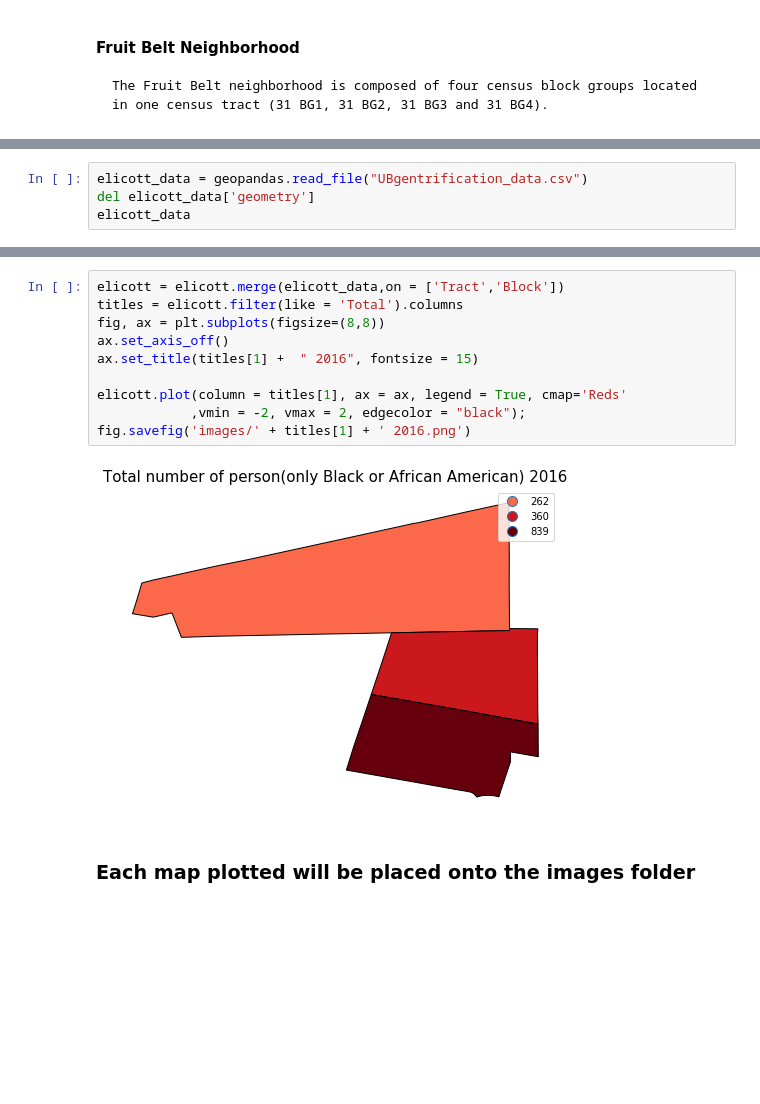
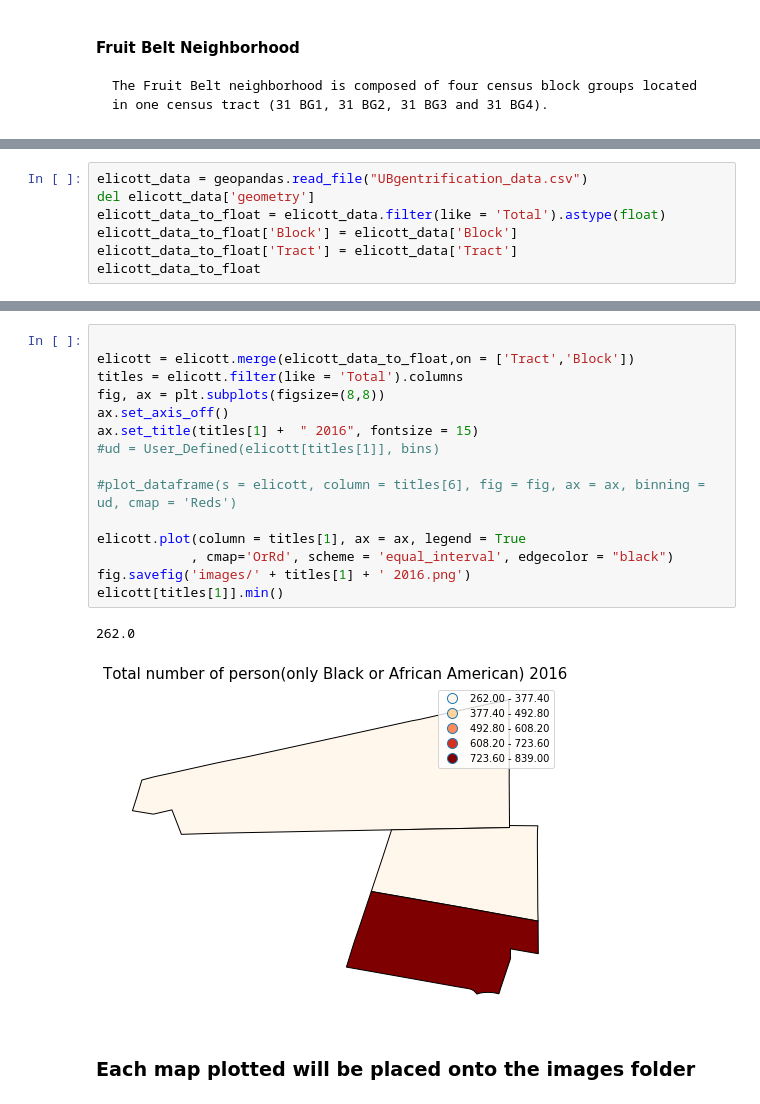
Before and after one commit to gentrification-ub/Data_from_UScensus, a Jupyter notebook: plot.ipynb, the cells around one changed output, grey strips where cells are left out. Cells and saved outputs as stored; diff of their text form; blank space fills up the shorter version.

```diff
--- a/plot.ipynb
+++ b/plot.ipynb
@@ -62,5 +54,8 @@ elicott
 # %%
 elicott_data = geopandas.read_file("UBgentrification_data.csv")
 del elicott_data['geometry']
-elicott_data
+elicott_data_to_float = elicott_data.filter(like = 'Total').astype(float)
+elicott_data_to_float['Block'] = elicott_data['Block']
+elicott_data_to_float['Tract'] = elicott_data['Tract']
+elicott_data_to_float
 # %% [output]
@@ -72,15 +66,21 @@ elicott_data
 # %%
-elicott = elicott.merge(elicott_data,on = ['Tract','Block'])
+
+elicott = elicott.merge(elicott_data_to_float,on = ['Tract','Block'])
 titles = elicott.filter(like = 'Total').columns
 fig, ax = plt.subplots(figsize=(8,8))
 ax.set_axis_off()
 ax.set_title(titles[1] +  " 2016", fontsize = 15)
+#ud = User_Defined(elicott[titles[1]], bins)
 
-elicott.plot(column = titles[1], ax = ax, legend = True, cmap='Reds'
-            ,vmin = -2, vmax = 2, edgecolor = "black");
+#plot_dataframe(s = elicott, column = titles[6], fig = fig, ax = ax, binning = ud, cmap = 'Reds')
+
+elicott.plot(column = titles[1], ax = ax, legend = True
+            , cmap='OrRd', scheme = 'equal_interval', edgecolor = "black")
 fig.savefig('images/' + titles[1] + ' 2016.png')
+elicott[titles[1]].min()
 # %% [output]
+262.0
-[figure, old version]
+[figure, new version]
 # %% [markdown]
 ### Each map plotted will be placed onto the images folder
 # %%
```
Also changed, not shown: parts of 3 cells of this notebook, 19 other files.
